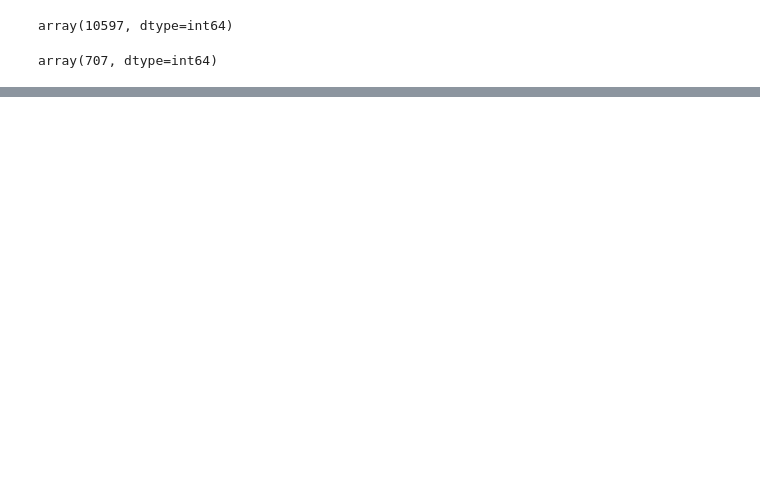
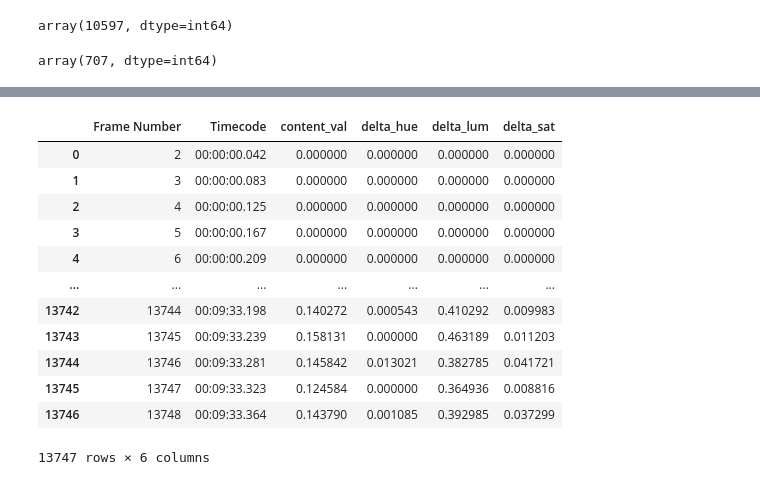
Before and after one commit to luckyspia/Video_Summarization, a Jupyter notebook: test.ipynb, the cells around one changed output, grey strips where cells are left out. Cells and saved outputs as stored; diff of their text form; code cells hidden in the pictures; blank space fills up the shorter version.

```diff
--- a/test.ipynb
+++ b/test.ipynb
@@ -146,0 +589,17 @@ import cv
+# %%
+import pandas as pd
+pd.read_csv('result.csv')
+# %% [output]
+|  | Frame Number | Timecode | content_val | delta_hue | delta_lum | delta_sat |
+| 0 | 2 | 00:00:00.042 | 0.000000 | 0.000000 | 0.000000 | 0.000000 |
+| 1 | 3 | 00:00:00.083 | 0.000000 | 0.000000 | 0.000000 | 0.000000 |
+| 2 | 4 | 00:00:00.125 | 0.000000 | 0.000000 | 0.000000 | 0.000000 |
+| 3 | 5 | 00:00:00.167 | 0.000000 | 0.000000 | 0.000000 | 0.000000 |
+| 4 | 6 | 00:00:00.209 | 0.000000 | 0.000000 | 0.000000 | 0.000000 |
+| ... | ... | ... | ... | ... | ... | ... |
+| 13742 | 13744 | 00:09:33.198 | 0.140272 | 0.000543 | 0.410292 | 0.009983 |
+| 13743 | 13745 | 00:09:33.239 | 0.158131 | 0.000000 | 0.463189 | 0.011203 |
+| 13744 | 13746 | 00:09:33.281 | 0.145842 | 0.013021 | 0.382785 | 0.041721 |
+| 13745 | 13747 | 00:09:33.323 | 0.124584 | 0.000000 | 0.364936 | 0.008816 |
+| 13746 | 13748 | 00:09:33.364 | 0.143790 | 0.001085 | 0.392985 | 0.037299 |
+13747 rows × 6 columns
```
Also changed, not shown: parts of 57 cells of this notebook.
